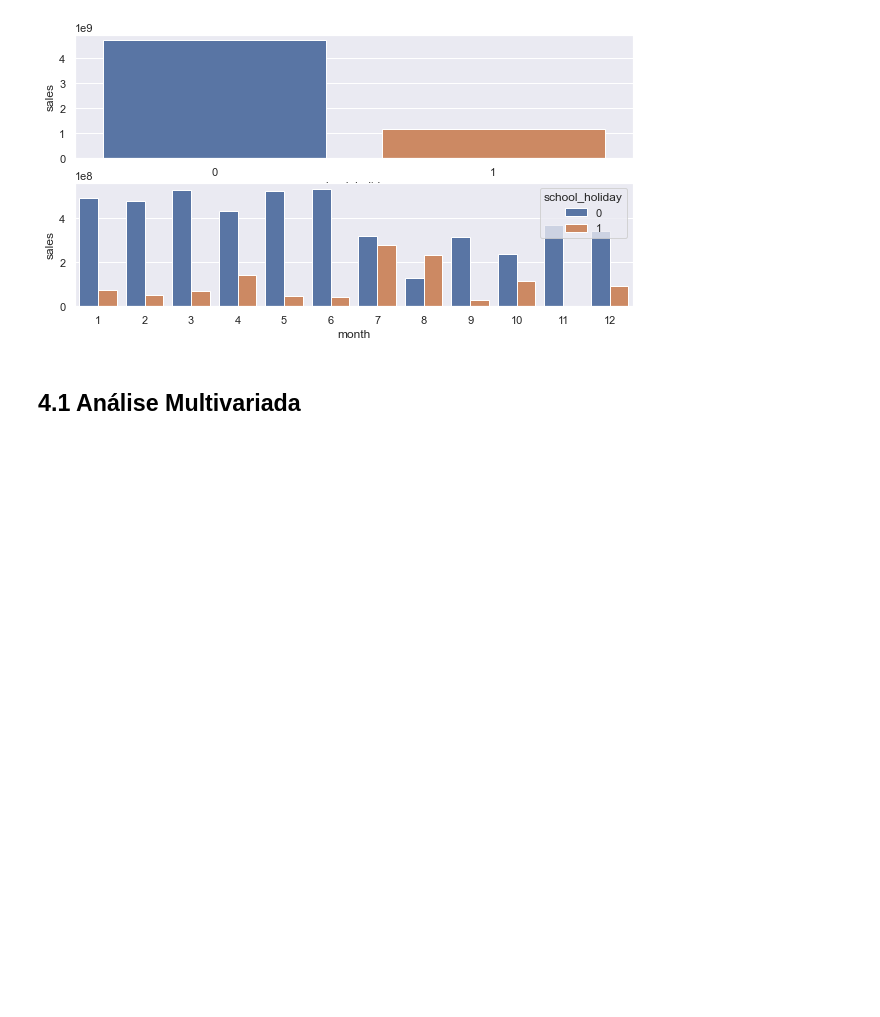
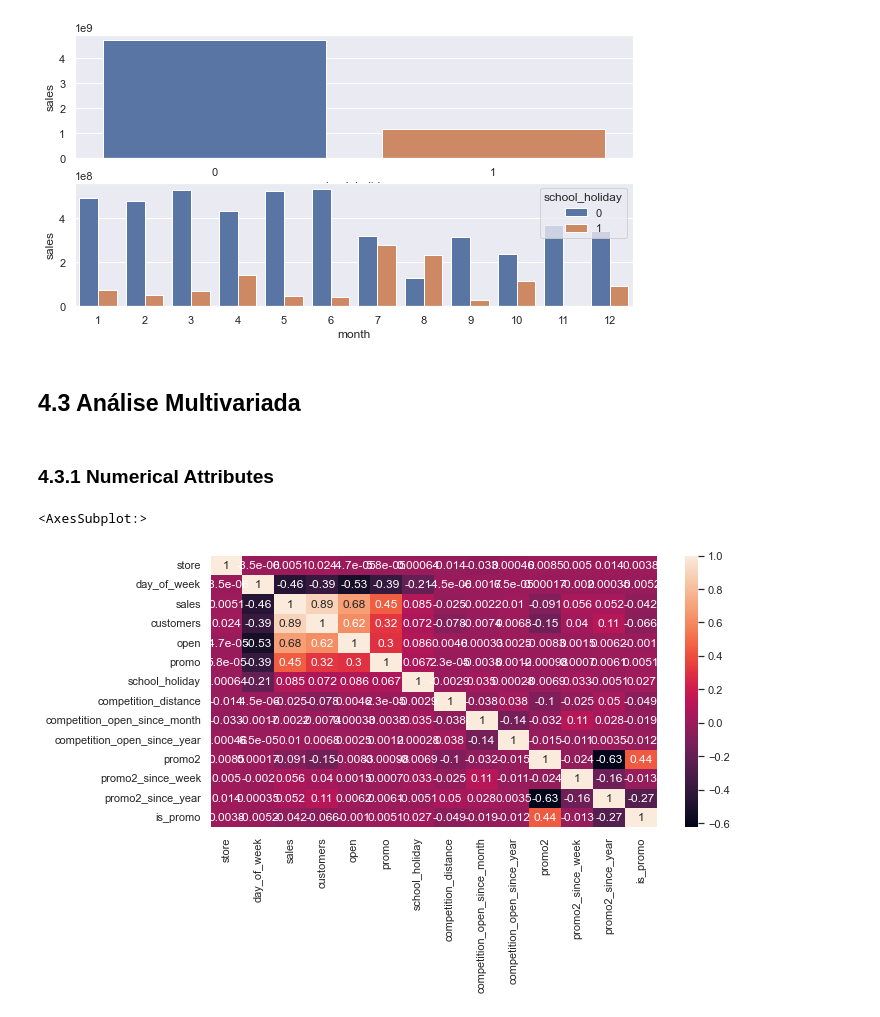
Before and after one commit to laaisfmaia/projeto-ds-em-producao, a Jupyter notebook: mod_4_Exploratory_Data_Analysis.ipynb, the cells around one changed output. Saved outputs shown, nothing was run; the diff lists cells and outputs as text; code cells hidden in the pictures; blank space fills up the shorter version.

Commit message:
analise multivariada

```diff
--- a/mod_4_Exploratory_Data_Analysis.ipynb
+++ b/mod_4_Exploratory_Data_Analysis.ipynb
@@ -1022,4 +1038,15 @@ sns.barplot(x = 'month', y = 'sales', hue='school_holiday', data=aux2)
 <AxesSubplot:xlabel='month', ylabel='sales'>
 [figure]
 # %% [markdown]
-## 4.1 Análise Multivariada
+## 4.3 Análise Multivariada
+# %% [markdown]
+### 4.3.1 Numerical Attributes
+# %%
+correlation = num_attributes.corr(method='pearson')
+sns.heatmap(correlation, annot=True)
+
+#quanto mais perto da cor preta maior é a correlação negativa
+#e quanto mais perto do branco maior é a correlação positiva
+# %% [output]
+<AxesSubplot:>
+[figure, added]
```
Also changed, not shown: parts of 17 cells of this notebook, 2 other files.
